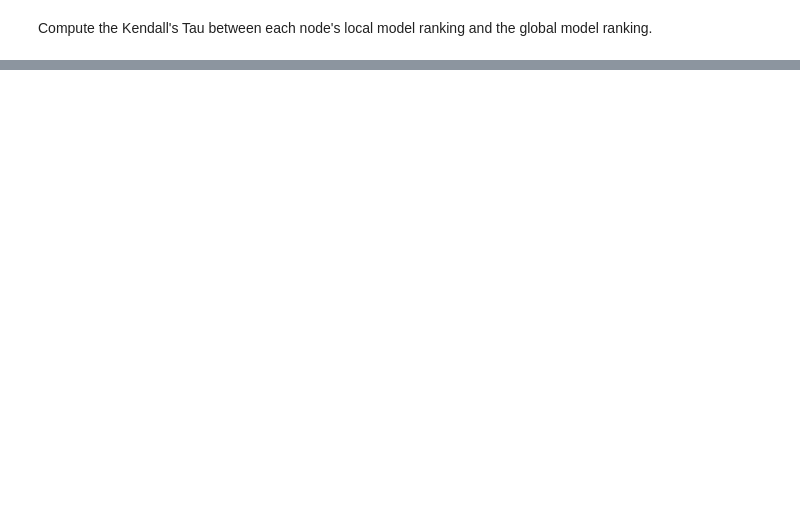
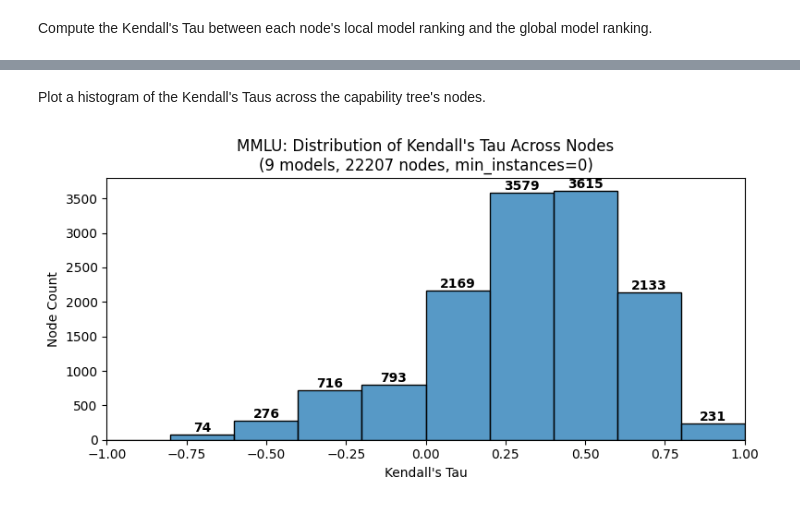
Before and after one commit to mpg05883/EvalTree, a Jupyter notebook: notebooks/inter_node_analysis.ipynb, the cells around one changed output, grey strips where cells are left out. Drawn from its saved outputs; the diff is of its cells as text; code cells hidden in the pictures; blank space fills up the shorter version.

Commit message:
Refactored inter-node analysis notebook

```diff
--- a/notebooks/inter_node_analysis.ipynb
+++ b/notebooks/inter_node_analysis.ipynb
@@ -107,0 +61,41 @@ plt.show()
+# %% [markdown]
+Plot a histogram of the Kendall's Taus across the capability tree's nodes.
+# %%
+# Compute mean and std
+taus_array = np.array(taus)
+mean_tau = taus_array.mean()
+std_tau = taus_array.std()
+
+xlabel = "Kendall's Tau"
+ylabel = "Node Count"
+title = (
+    f"{dataset}: Distribution of Kendall's Tau Across Nodes"
+    f"\n({num_models} models, {len(nodes)} nodes, min_instances={min_instances})"
+)
+annotate = True
+xlim = (-1, 1)
+
+plot_histogram(
+    taus_array,
+    xlabel=xlabel,
+    ylabel=ylabel,
+    title=title,
+    annotate=annotate,
+    mean=mean_tau,
+    std=std_tau,
+    xlim=xlim,
+)
+
+analysis = "inter_node_analysis"
+sub_analysis = "model_ranking"
+plot_name = f"kendall_tau_distribution-min_instances={min_instances}"
+plot_path = build_plot_path(
+    dataset,
+    analysis=analysis,
+    sub_analysis=sub_analysis,
+    plot_name=plot_name,
+)
+plt.savefig(plot_path)
+plt.show()
+# %% [output]
+[figure, added]
```
Also changed, not shown: parts of 12 cells of this notebook, 40 other files.
